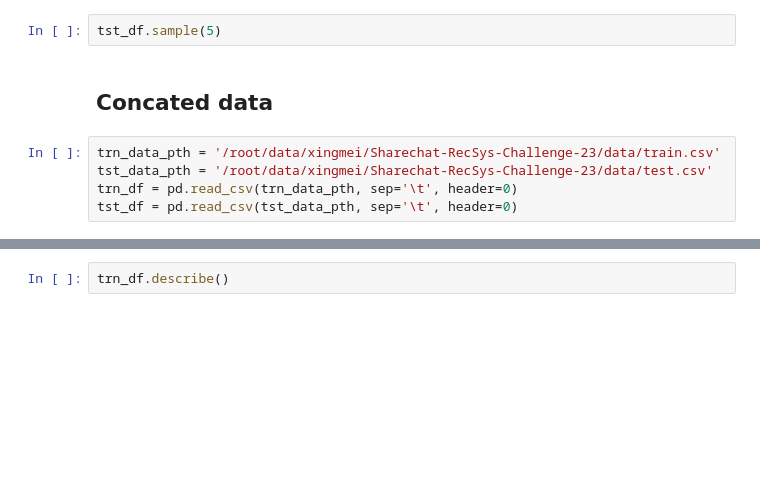
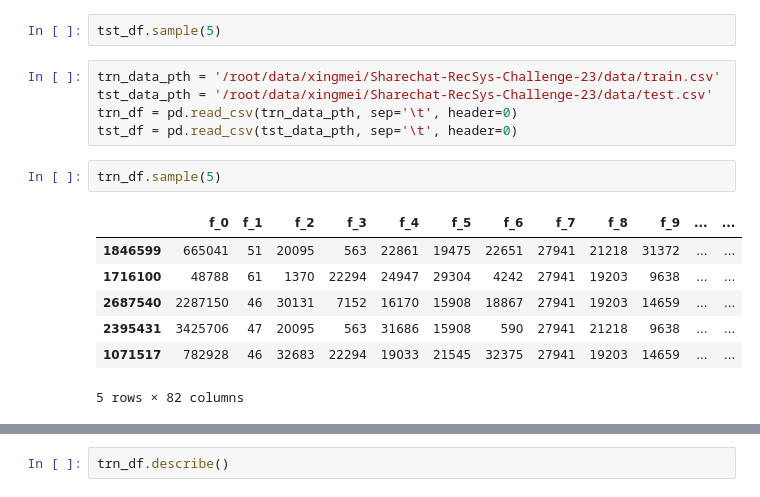
Before and after one commit to pepsi2222/RecSys-Challenge-23, a Jupyter notebook: analyze/feature.ipynb, the cells around one changed output, grey strips where cells are left out. Cells and saved outputs as stored; diff of their text form; blank space fills up the shorter version.

```diff
--- a/analyze/feature.ipynb
+++ b/analyze/feature.ipynb
@@ -27,10 +27,18 @@ trn_df.sample(5)
 tst_df = pd.read_csv(os.path.join(tst_data_dir, '000000000000.csv'), sep='\t', header=0)
 # %%
 tst_df.sample(5)
-# %% [markdown]
-## Concated data
 # %%
 trn_data_pth = '/root/data/xingmei/Sharechat-RecSys-Challenge-23/data/train.csv'
 tst_data_pth = '/root/data/xingmei/Sharechat-RecSys-Challenge-23/data/test.csv'
 trn_df = pd.read_csv(trn_data_pth, sep='\t', header=0)
 tst_df = pd.read_csv(tst_data_pth, sep='\t', header=0)
+# %%
+trn_df.sample(5)
+# %% [output]
+|  | f_0 | f_1 | f_2 | f_3 | f_4 | f_5 | f_6 | f_7 | f_8 | f_9 | ... | ... |
+| 1846599 | 665041 | 51 | 20095 | 563 | 22861 | 19475 | 22651 | 27941 | 21218 | 31372 | ... | ... |
+| 1716100 | 48788 | 61 | 1370 | 22294 | 24947 | 29304 | 4242 | 27941 | 19203 | 9638 | ... | ... |
+| 2687540 | 2287150 | 46 | 30131 | 7152 | 16170 | 15908 | 18867 | 27941 | 19203 | 14659 | ... | ... |
+| 2395431 | 3425706 | 47 | 20095 | 563 | 31686 | 15908 | 590 | 27941 | 21218 | 9638 | ... | ... |
+| 1071517 | 782928 | 46 | 32683 | 22294 | 19033 | 21545 | 32375 | 27941 | 19203 | 14659 | ... | ... |
+5 rows × 82 columns
```
Also changed, not shown: parts of 8 cells of this notebook, 6 other files.
